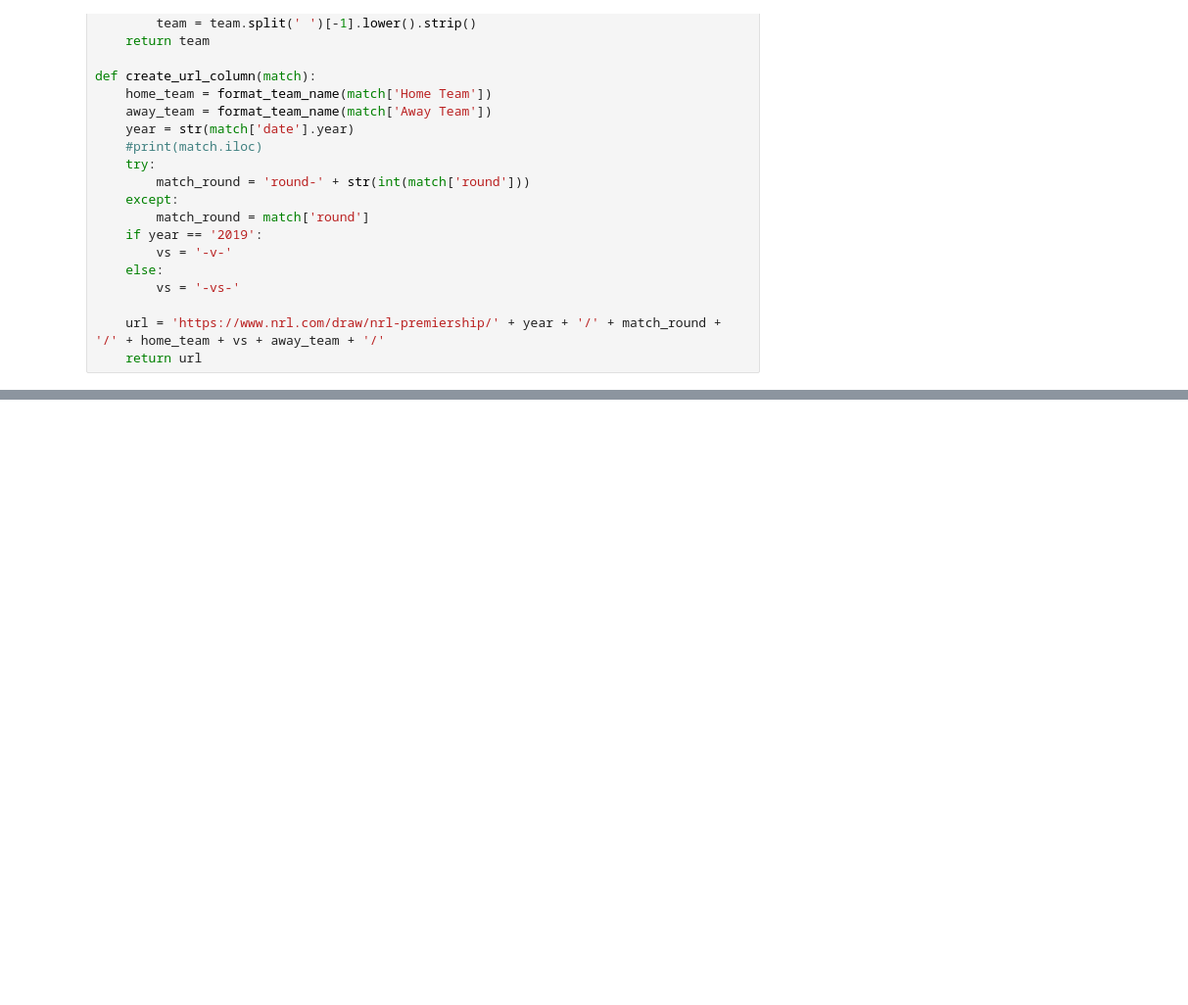
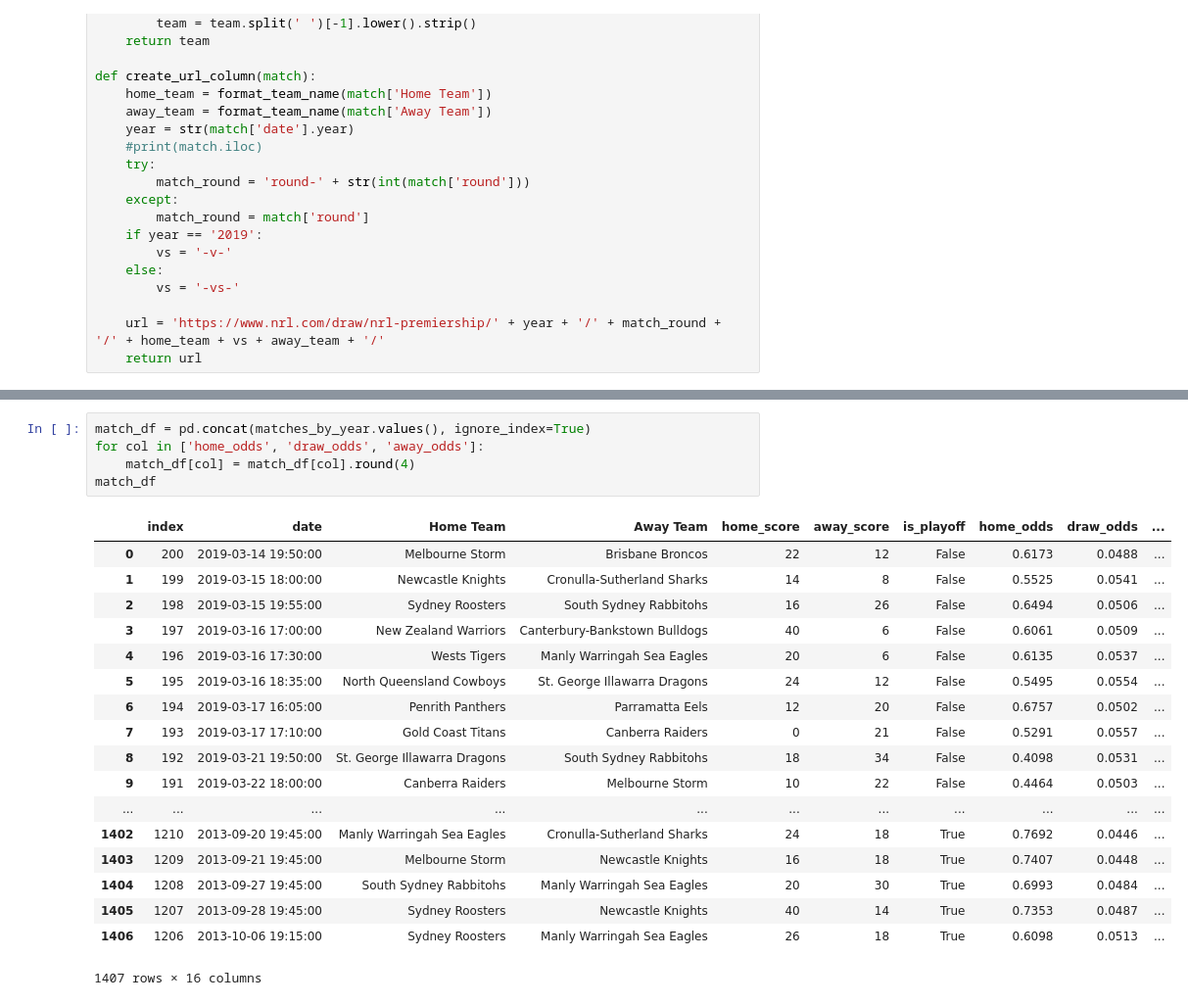
Before and after one commit to njpowers7915/NRL-match-data, a Jupyter notebook: scraping/scraper_py/matches_and_betting_data_2013-2020.ipynb, the cells around one changed output, grey strips where cells are left out. Shown at 98% size. Saved outputs shown, nothing was run; the diff lists cells and outputs as text; blank space fills up the shorter version.

```diff
--- a/scraping/scraper_py/matches_and_betting_data_2013-2020.ipynb
+++ b/scraping/scraper_py/matches_and_betting_data_2013-2020.ipynb
@@ -484,0 +427,24 @@ for match in matches_by_year[2018].iterrows():
+# %%
+match_df = pd.concat(matches_by_year.values(), ignore_index=True)
+for col in ['home_odds', 'draw_odds', 'away_odds']:
+    match_df[col] = match_df[col].round(4)
+match_df
+# %% [output]
+|  | index | date | Home Team | Away Team | home_score | away_score | is_playoff | home_odds | draw_odds | ... |
+| 0 | 200 | 2019-03-14 19:50:00 | Melbourne Storm | Brisbane Broncos | 22 | 12 | False | 0.6173 | 0.0488 | ... |
+| 1 | 199 | 2019-03-15 18:00:00 | Newcastle Knights | Cronulla-Sutherland Sharks | 14 | 8 | False | 0.5525 | 0.0541 | ... |
+| 2 | 198 | 2019-03-15 19:55:00 | Sydney Roosters | South Sydney Rabbitohs | 16 | 26 | False | 0.6494 | 0.0506 | ... |
+| 3 | 197 | 2019-03-16 17:00:00 | New Zealand Warriors | Canterbury-Bankstown Bulldogs | 40 | 6 | False | 0.6061 | 0.0509 | ... |
+| 4 | 196 | 2019-03-16 17:30:00 | Wests Tigers | Manly Warringah Sea Eagles | 20 | 6 | False | 0.6135 | 0.0537 | ... |
+| 5 | 195 | 2019-03-16 18:35:00 | North Queensland Cowboys | St. George Illawarra Dragons | 24 | 12 | False | 0.5495 | 0.0554 | ... |
+| 6 | 194 | 2019-03-17 16:05:00 | Penrith Panthers | Parramatta Eels | 12 | 20 | False | 0.6757 | 0.0502 | ... |
+| 7 | 193 | 2019-03-17 17:10:00 | Gold Coast Titans | Canberra Raiders | 0 | 21 | False | 0.5291 | 0.0557 | ... |
+| 8 | 192 | 2019-03-21 19:50:00 | St. George Illawarra Dragons | South Sydney Rabbitohs | 18 | 34 | False | 0.4098 | 0.0531 | ... |
+| 9 | 191 | 2019-03-22 18:00:00 | Canberra Raiders | Melbourne Storm | 10 | 22 | False | 0.4464 | 0.0503 | ... |
+| ... | ... | ... | ... | ... | ... | ... | ... | ... | ... | ... |
+| 1402 | 1210 | 2013-09-20 19:45:00 | Manly Warringah Sea Eagles | Cronulla-Sutherland Sharks | 24 | 18 | True | 0.7692 | 0.0446 | ... |
+| 1403 | 1209 | 2013-09-21 19:45:00 | Melbourne Storm | Newcastle Knights | 16 | 18 | True | 0.7407 | 0.0448 | ... |
+| 1404 | 1208 | 2013-09-27 19:45:00 | South Sydney Rabbitohs | Manly Warringah Sea Eagles | 20 | 30 | True | 0.6993 | 0.0484 | ... |
+| 1405 | 1207 | 2013-09-28 19:45:00 | Sydney Roosters | Newcastle Knights | 40 | 14 | True | 0.7353 | 0.0487 | ... |
+| 1406 | 1206 | 2013-10-06 19:15:00 | Sydney Roosters | Manly Warringah Sea Eagles | 26 | 18 | True | 0.6098 | 0.0513 | ... |
+1407 rows × 16 columns
```
Also changed, not shown: parts of 4 cells of this notebook.
